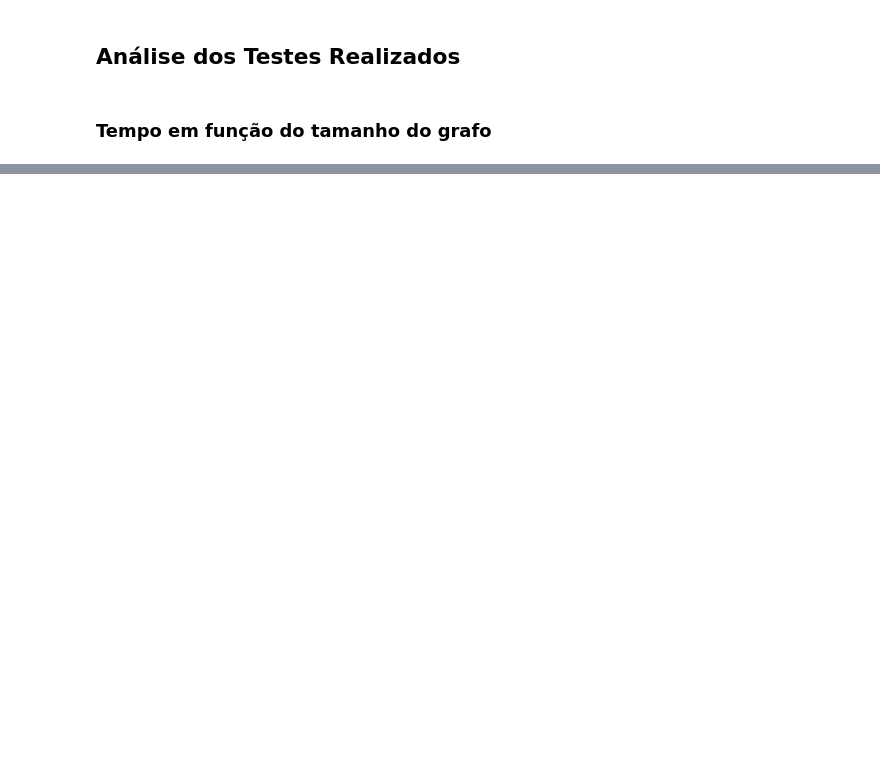
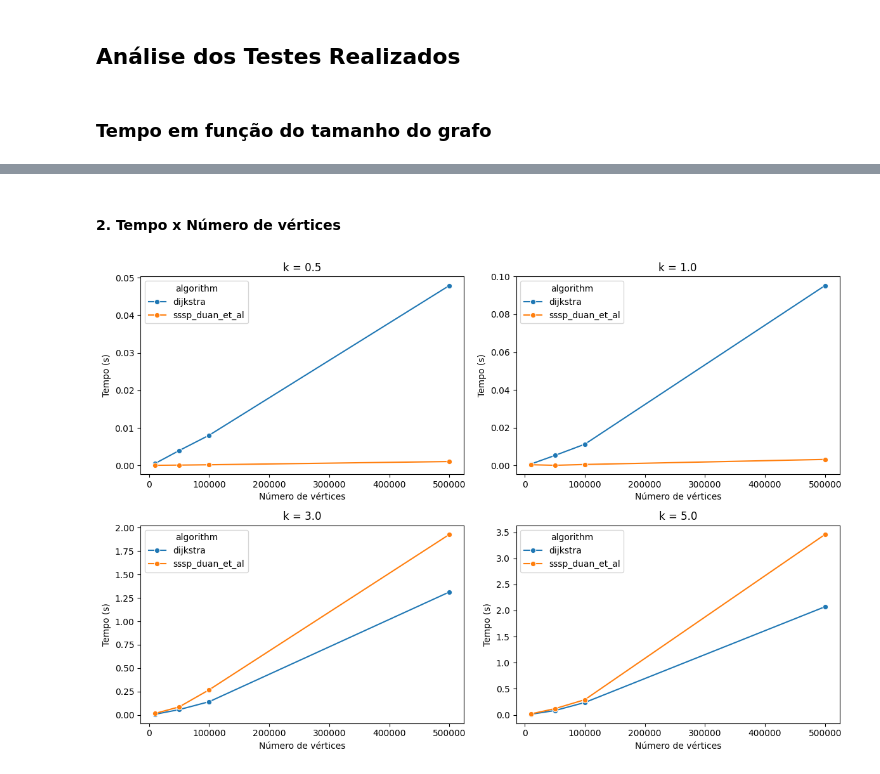
Before and after one commit to erick1-618/tcc_graphs, a Jupyter notebook: analysis.ipynb, the cells around one changed output, grey strips where cells are left out. Drawn from its saved outputs; the diff is of its cells as text; code cells hidden in the pictures; blank space fills up the shorter version.

```diff
--- a/analysis.ipynb
+++ b/analysis.ipynb
@@ -41,0 +95,46 @@ for num in num_vertices:
+# %% [markdown]
+#### 2. Tempo x Número de vértices
+# %%
+import numpy as np
+
+summary = (
+    df.groupby(
+        ["num_vertices", "avg_degree_k", "algorithm"]
+    )["execution_time"]
+    .mean()
+    .reset_index()
+)
+
+k_values = [0.5, 1.0, 3.0, 5.0]
+
+fig, axes = plt.subplots(
+    2,
+    2,
+    figsize=(12, 8)
+)
+
+axes = axes.flatten()
+
+for ax, k in zip(axes, k_values):
+
+    subset = summary[
+        summary["avg_degree_k"] == k
+    ]
+
+    sns.lineplot(
+        data=subset,
+        x="num_vertices",
+        y="execution_time",
+        hue="algorithm",
+        marker="o",
+        ax=ax
+    )
+
+    ax.set_title(f"k = {k}")
+    ax.set_xlabel("Número de vértices")
+    ax.set_ylabel("Tempo (s)")
+
+plt.tight_layout()
+plt.show()
+# %% [output]
+[figure, added]
```
Also changed, not shown: parts of 8 cells of this notebook.
